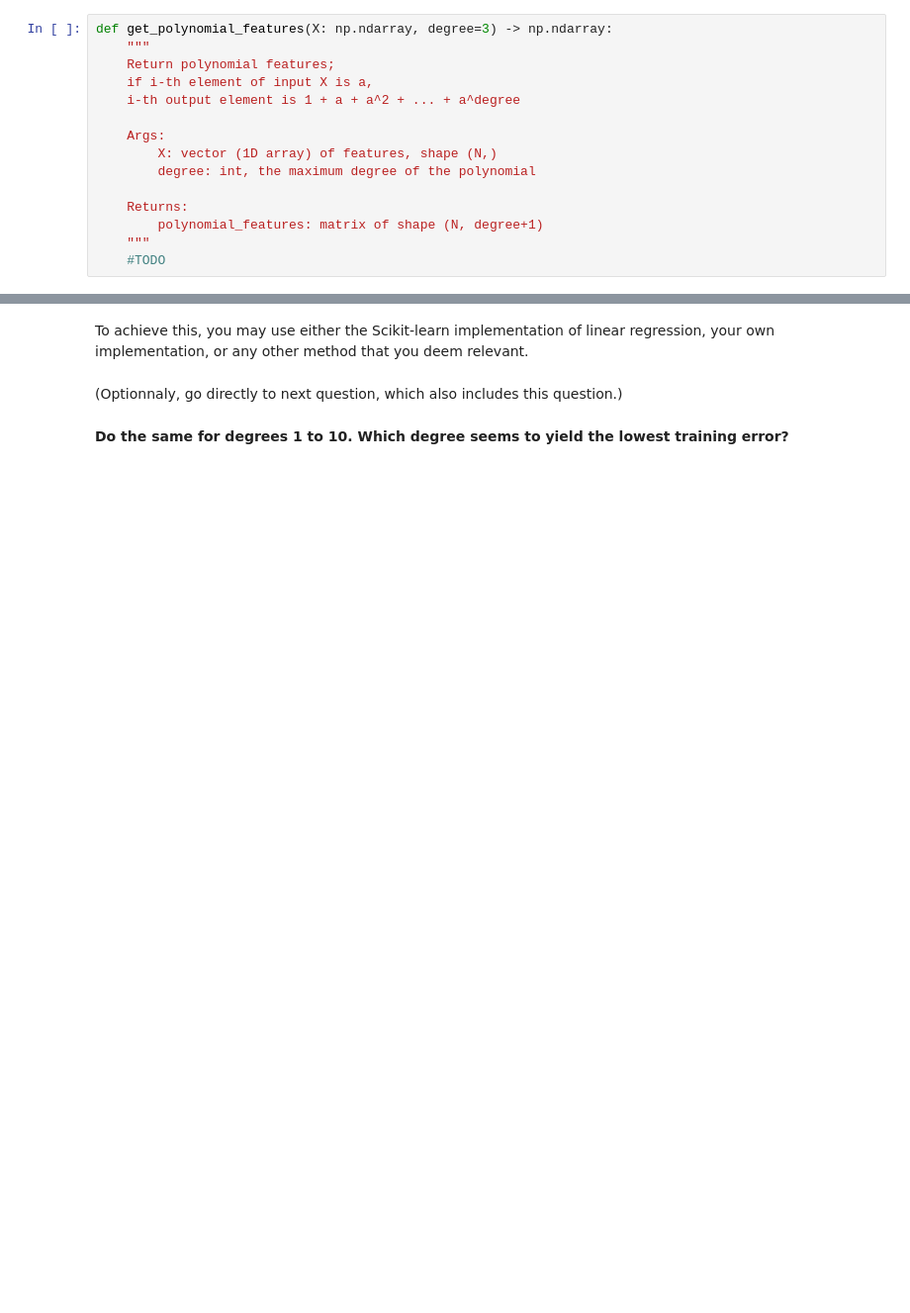
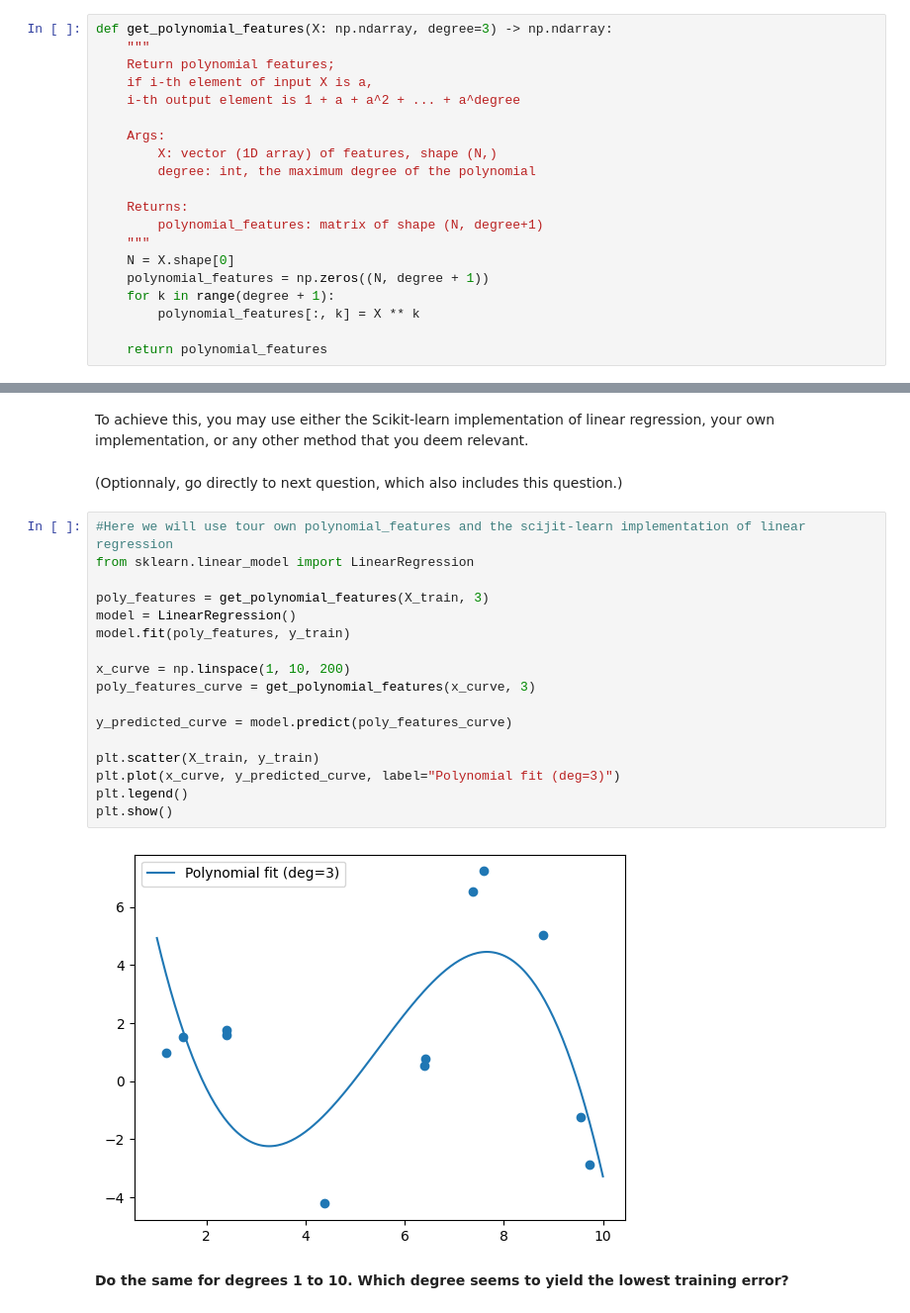
Before and after one commit to audreybvt/ML, a Jupyter notebook: Lab 2 - Linear regression.ipynb, the cells around one changed output, grey strips where cells are left out. Shown at 99% size. Cells and saved outputs as stored; diff of their text form; blank space fills up the shorter version.

```diff
--- a/Lab 2 - Linear regression.ipynb
+++ b/Lab 2 - Linear regression.ipynb
@@ -366,12 +366,36 @@ def get_polynomial_features(X: np.ndarray, degree=3) -> np.ndarray:
     Returns:
         polynomial_features: matrix of shape (N, degree+1)
     """
-    #TODO
+    N = X.shape[0]
+    polynomial_features = np.zeros((N, degree + 1))
+    for k in range(degree + 1):
+        polynomial_features[:, k] = X ** k
+
+    return polynomial_features
 # %% [markdown]
 **Fit a polynomial of degree 3 to the training data. Plot the corresponding curve along with the training samples.**
 # %% [markdown]
 To achieve this, you may use either the Scikit-learn implementation of linear regression, your own implementation, or any other method that you deem relevant.
 # %% [markdown]
 (Optionnaly, go directly to next question, which also includes this question.)
+# %%
+#Here we will use tour own polynomial_features and the scijit-learn implementation of linear regression
+from sklearn.linear_model import LinearRegression
+
+poly_features = get_polynomial_features(X_train, 3)
+model = LinearRegression()
+model.fit(poly_features, y_train)
+
+x_curve = np.linspace(1, 10, 200)
+poly_features_curve = get_polynomial_features(x_curve, 3)
+
+y_predicted_curve = model.predict(poly_features_curve)
+
+plt.scatter(X_train, y_train)
+plt.plot(x_curve, y_predicted_curve, label="Polynomial fit (deg=3)")
+plt.legend()
+plt.show()
+# %% [output]
+[figure, added]
 # %% [markdown]
 **Do the same for degrees 1 to 10. Which degree seems to yield the lowest training error?**
```
Also changed, not shown: parts of 4 cells of this notebook.
